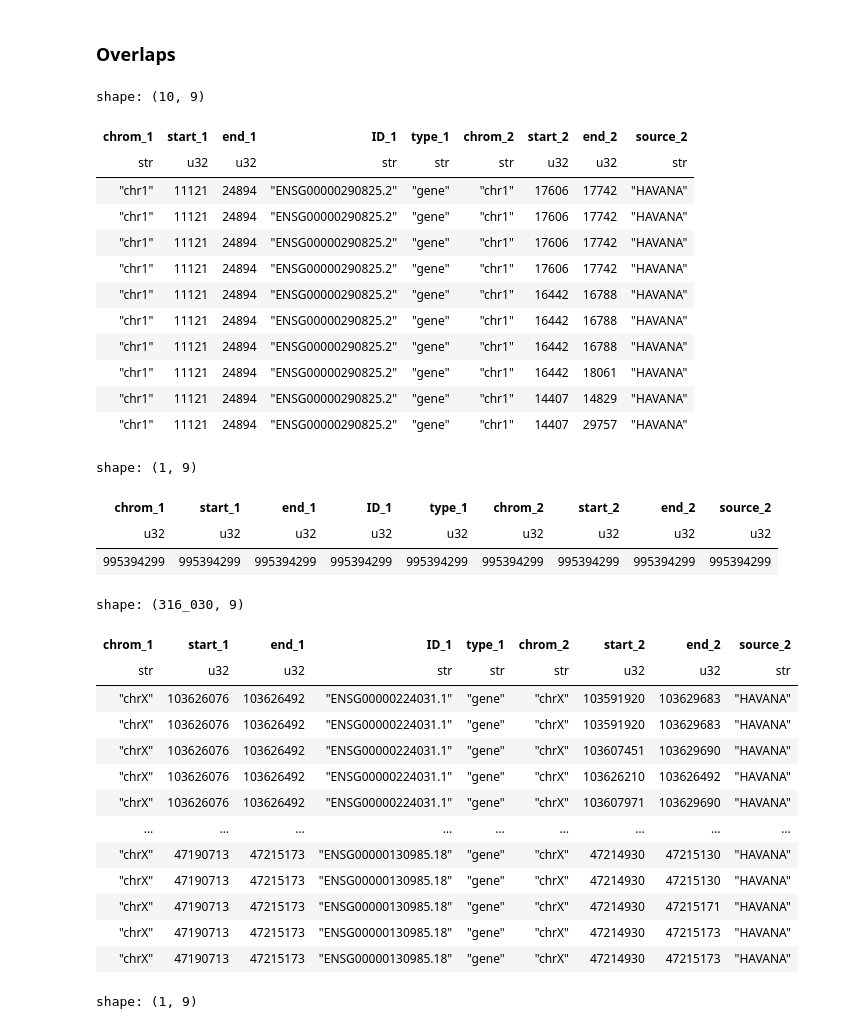
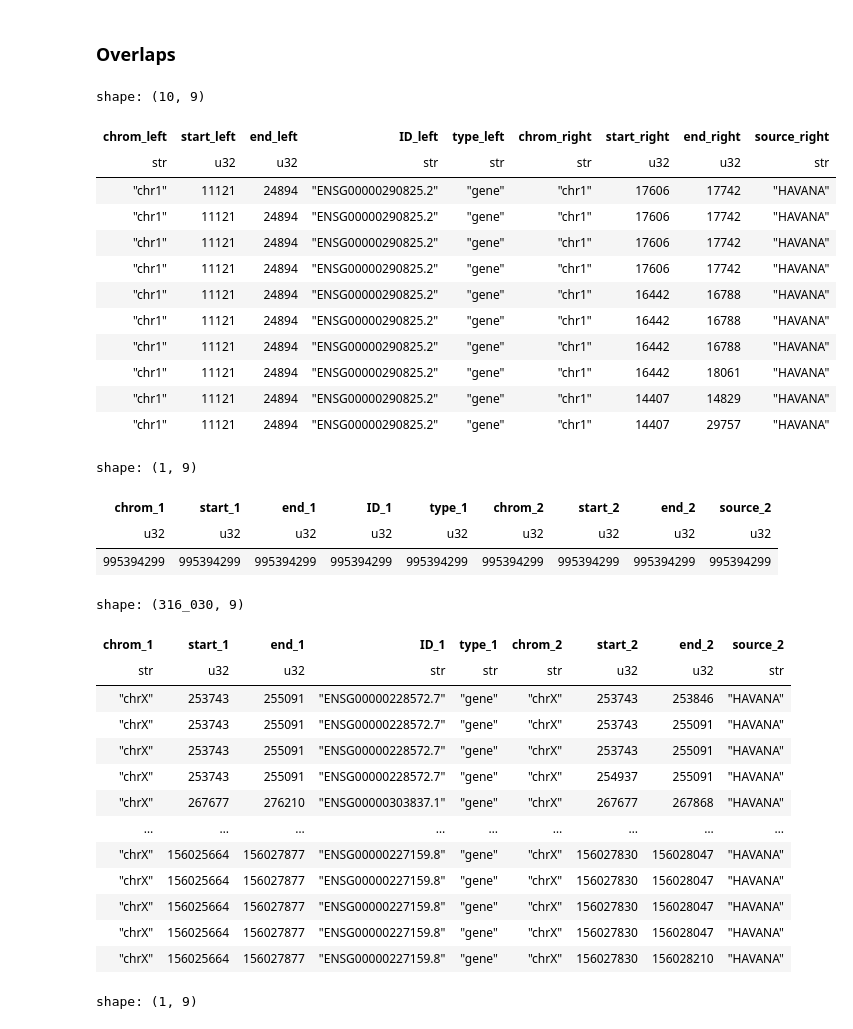
Before and after one commit to biodatageeks/polars-bio-workshop, a Jupyter notebook: notebook/gff_operations_demo.ipynb, the cells around one changed output. Saved outputs shown, nothing was run; the diff lists cells and outputs as text; code cells hidden in the pictures.

```diff
--- a/notebook/gff_operations_demo.ipynb
+++ b/notebook/gff_operations_demo.ipynb
@@ -115,3 +115,5 @@ shape: (7_747_875, 3)
 | "chr10" | 6510996 | 6510998 |
 | "chr10" | 6498396 | 6498558 |
 | "chr10" | 6498396 | 6498558 |
+# %%
+pb.set_option("datafusion.execution.target_partitions", "8")
@@ -237,10 +256,10 @@ df2 = pb.scan_gff(bgz_path, projection_pushdown=True,
                   parallel=True).select(["chrom", "start", "end", "source"])
 # pb.overlap(df, df2).sink_parquet("/tmp/test.parquet")
 # %%
-pb.overlap(df, df2).limit(10).collect()
+pb.overlap(df, df2, suffixes=("_left","_right")).limit(10).collect()
 # %% [output]
 shape: (10, 9)
-| chrom_1 | start_1 | end_1 | ID_1 | type_1 | chrom_2 | start_2 | end_2 | source_2 |
+| chrom_left | start_left | end_left | ID_left | type_left | chrom_right | start_right | end_right | source_right |
 | str | u32 | u32 | str | str | str | u32 | u32 | str |
 | "chr1" | 11121 | 24894 | "ENSG00000290825.2" | "gene" | "chr1" | 17606 | 17742 | "HAVANA" |
 | "chr1" | 11121 | 24894 | "ENSG00000290825.2" | "gene" | "chr1" | 17606 | 17742 | "HAVANA" |
@@ -265,17 +284,17 @@ pb.overlap(df, df2).filter( (pl.col("type_1") == "gene") & (pl.col("chrom_1") ==
 shape: (316_030, 9)
 | chrom_1 | start_1 | end_1 | ID_1 | type_1 | chrom_2 | start_2 | end_2 | source_2 |
 | str | u32 | u32 | str | str | str | u32 | u32 | str |
-| "chrX" | 103626076 | 103626492 | "ENSG00000224031.1" | "gene" | "chrX" | 103591920 | 103629683 | "HAVANA" |
-| "chrX" | 103626076 | 103626492 | "ENSG00000224031.1" | "gene" | "chrX" | 103591920 | 103629683 | "HAVANA" |
-| "chrX" | 103626076 | 103626492 | "ENSG00000224031.1" | "gene" | "chrX" | 103607451 | 103629690 | "HAVANA" |
-| "chrX" | 103626076 | 103626492 | "ENSG00000224031.1" | "gene" | "chrX" | 103626210 | 103626492 | "HAVANA" |
-| "chrX" | 103626076 | 103626492 | "ENSG00000224031.1" | "gene" | "chrX" | 103607971 | 103629690 | "HAVANA" |
+| "chrX" | 253743 | 255091 | "ENSG00000228572.7" | "gene" | "chrX" | 253743 | 253846 | "HAVANA" |
+| "chrX" | 253743 | 255091 | "ENSG00000228572.7" | "gene" | "chrX" | 253743 | 255091 | "HAVANA" |
+| "chrX" | 253743 | 255091 | "ENSG00000228572.7" | "gene" | "chrX" | 253743 | 255091 | "HAVANA" |
+| "chrX" | 253743 | 255091 | "ENSG00000228572.7" | "gene" | "chrX" | 254937 | 255091 | "HAVANA" |
+| "chrX" | 267677 | 276210 | "ENSG00000303837.1" | "gene" | "chrX" | 267677 | 267868 | "HAVANA" |
 | … | … | … | … | … | … | … | … | … |
-| "chrX" | 47190713 | 47215173 | "ENSG00000130985.18" | "gene" | "chrX" | 47214930 | 47215130 | "HAVANA" |
-| "chrX" | 47190713 | 47215173 | "ENSG00000130985.18" | "gene" | "chrX" | 47214930 | 47215130 | "HAVANA" |
-| "chrX" | 47190713 | 47215173 | "ENSG00000130985.18" | "gene" | "chrX" | 47214930 | 47215171 | "HAVANA" |
-| "chrX" | 47190713 | 47215173 | "ENSG00000130985.18" | "gene" | "chrX" | 47214930 | 47215173 | "HAVANA" |
-| "chrX" | 47190713 | 47215173 | "ENSG00000130985.18" | "gene" | "chrX" | 47214930 | 47215173 | "HAVANA" |
+| "chrX" | 156025664 | 156027877 | "ENSG00000227159.8" | "gene" | "chrX" | 156027830 | 156028047 | "HAVANA" |
+| "chrX" | 156025664 | 156027877 | "ENSG00000227159.8" | "gene" | "chrX" | 156027830 | 156028047 | "HAVANA" |
+| "chrX" | 156025664 | 156027877 | "ENSG00000227159.8" | "gene" | "chrX" | 156027830 | 156028047 | "HAVANA" |
+| "chrX" | 156025664 | 156027877 | "ENSG00000227159.8" | "gene" | "chrX" | 156027830 | 156028047 | "HAVANA" |
+| "chrX" | 156025664 | 156027877 | "ENSG00000227159.8" | "gene" | "chrX" | 156027830 | 156028210 | "HAVANA" |
 # %%
 pb.set_option("datafusion.execution.target_partitions", "4")
 # %%
```
Also changed, not shown: parts of 8 cells of this notebook, 1 other file.
